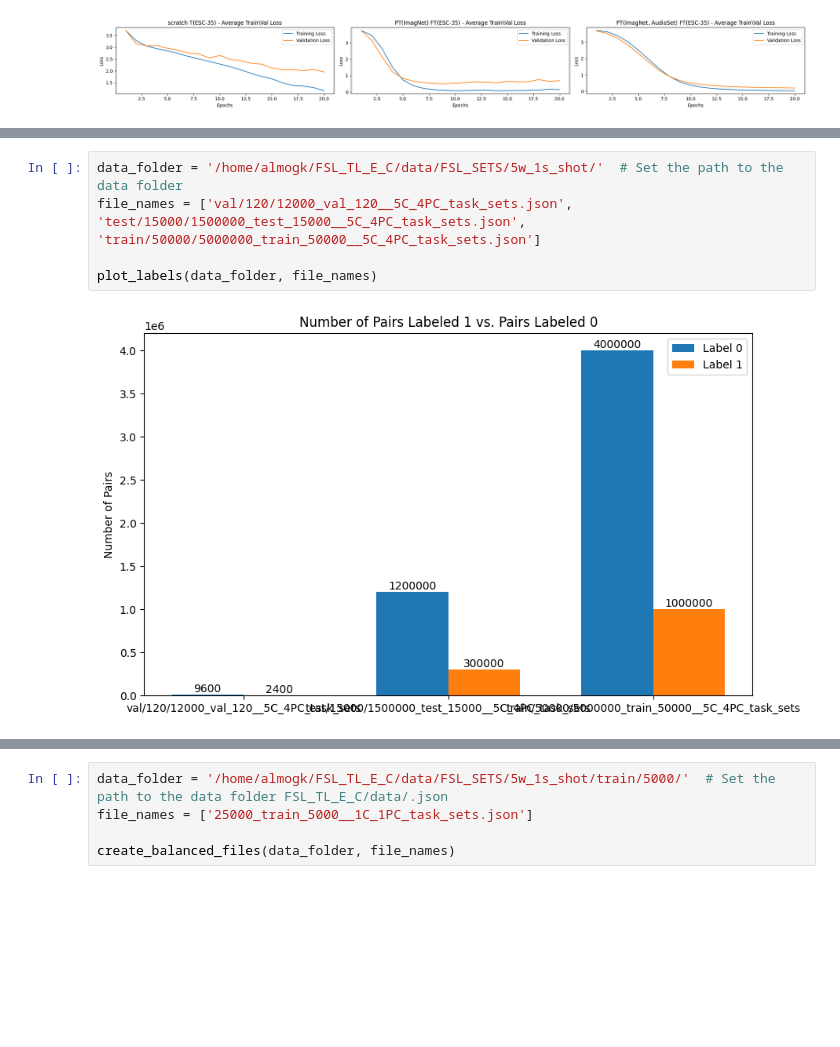
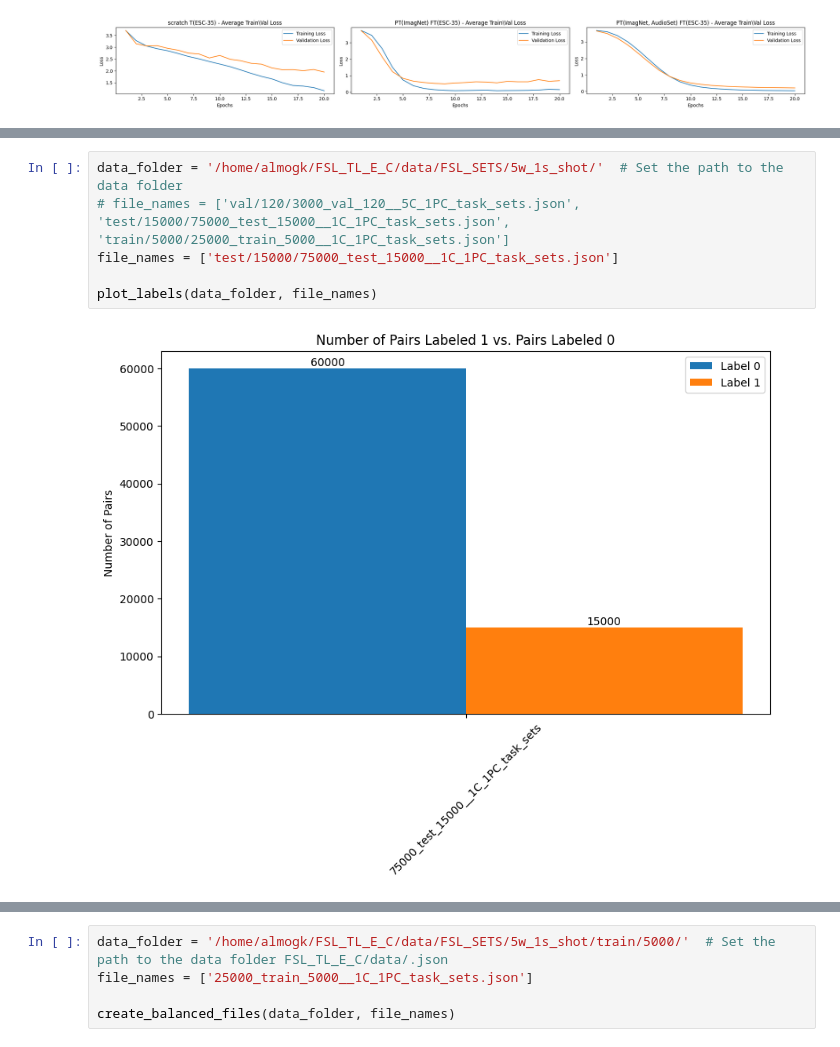
Before and after one commit to almogklein/TL_FS_C, a Jupyter notebook: ast_result_analyis.ipynb, the cells around one changed output, grey strips where cells are left out. Drawn from its saved outputs; the diff is of its cells as text; blank space fills up the shorter version.

```diff
--- a/ast_result_analyis.ipynb
+++ b/ast_result_analyis.ipynb
@@ -386,10 +772,11 @@ plot_accuracies_and_losses(models, models_names, base_path, COLUMN_NAMES)
 # %%
 data_folder = '/home/almogk/FSL_TL_E_C/data/FSL_SETS/5w_1s_shot/'  # Set the path to the data folder
-file_names = ['val/120/12000_val_120__5C_4PC_task_sets.json', 'test/15000/1500000_test_15000__5C_4PC_task_sets.json', 'train/50000/5000000_train_50000__5C_4PC_task_sets.json']
+# file_names = ['val/120/3000_val_120__5C_1PC_task_sets.json', 'test/15000/75000_test_15000__1C_1PC_task_sets.json', 'train/5000/25000_train_5000__1C_1PC_task_sets.json']
+file_names = ['test/15000/75000_test_15000__1C_1PC_task_sets.json']
 
 plot_labels(data_folder, file_names)
 # %% [output]
-[figure, old version]
+[figure, new version]
 # %%
 def balance_labels_good(file_path, num_folds):
     with open(file_path, 'r') as f:
```
Also changed, not shown: parts of 46 cells of this notebook, 8 other files.
